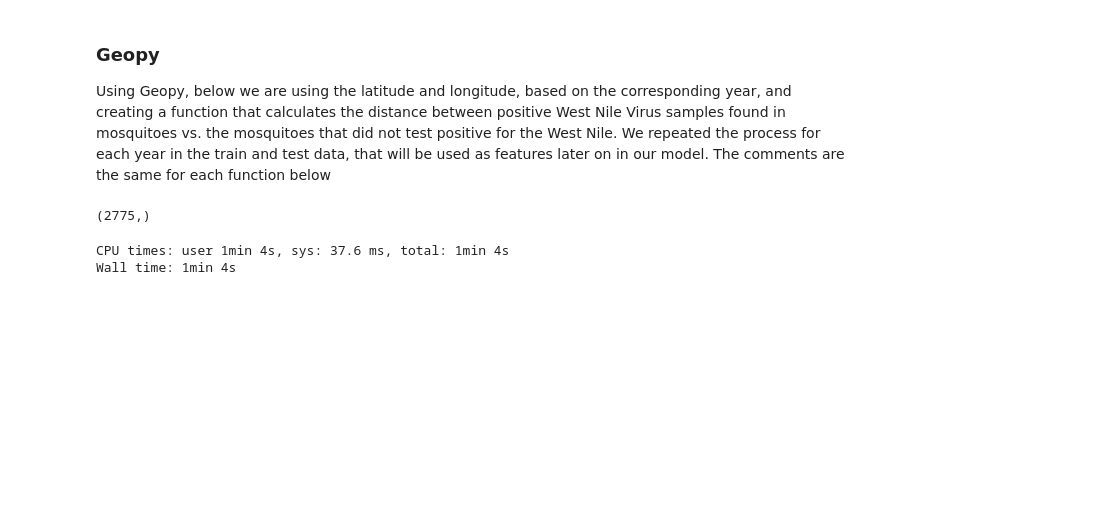
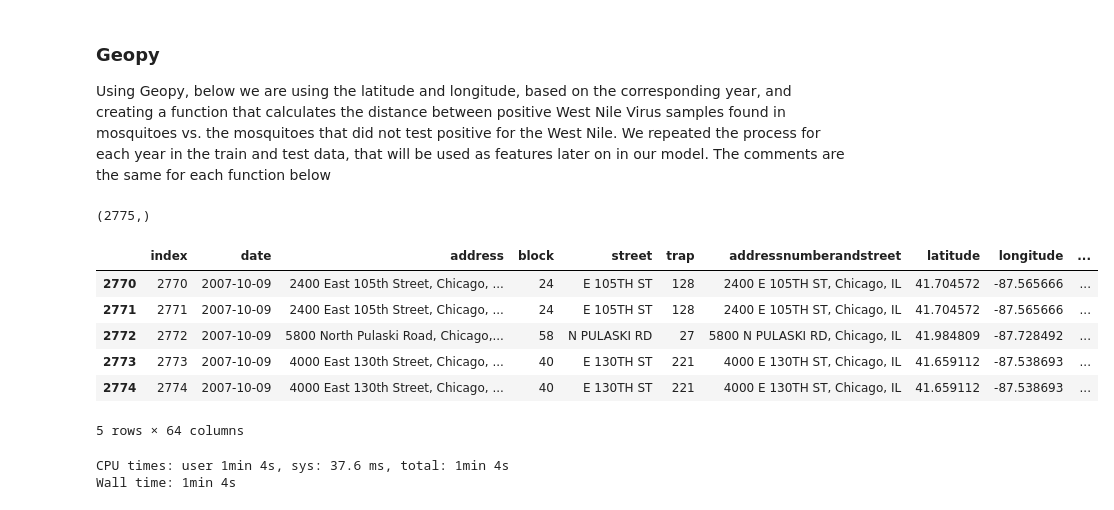
Before and after one commit to bryanco1966/Chicago_West_Nile, a Jupyter notebook: project_work/Exploratory Data Analysis Notebook.ipynb, the cells around one changed output. Cells and saved outputs as stored; diff of their text form; code cells hidden in the pictures; blank space fills up the shorter version.

```diff
--- a/project_work/Exploratory Data Analysis Notebook.ipynb
+++ b/project_work/Exploratory Data Analysis Notebook.ipynb
@@ -535,11 +535,19 @@ def calculate_distance(df,year, year2):
     df2.reset_index(inplace = True)
     return pd.concat([ df2, df3], axis = 1)
 # %%
-train_7 = calculate_distance(train, 2007, 2007, "train_7")
+train_7 = calculate_distance(train, 2007, 2007)
 # %% [output]
 (2775,)
 # %%
-train_7.head()
+train_7.tail()
+# %% [output]
+|  | index | date | address | block | street | trap | addressnumberandstreet | latitude | longitude | ... |
+| 2770 | 2770 | 2007-10-09 | 2400 East 105th Street, Chicago, ... | 24 | E 105TH ST | 128 | 2400 E 105TH ST, Chicago, IL | 41.704572 | -87.565666 | ... |
+| 2771 | 2771 | 2007-10-09 | 2400 East 105th Street, Chicago, ... | 24 | E 105TH ST | 128 | 2400 E 105TH ST, Chicago, IL | 41.704572 | -87.565666 | ... |
+| 2772 | 2772 | 2007-10-09 | 5800 North Pulaski Road, Chicago,... | 58 | N PULASKI RD | 27 | 5800 N PULASKI RD, Chicago, IL | 41.984809 | -87.728492 | ... |
+| 2773 | 2773 | 2007-10-09 | 4000 East 130th Street, Chicago, ... | 40 | E 130TH ST | 221 | 4000 E 130TH ST, Chicago, IL | 41.659112 | -87.538693 | ... |
+| 2774 | 2774 | 2007-10-09 | 4000 East 130th Street, Chicago, ... | 40 | E 130TH ST | 221 | 4000 E 130TH ST, Chicago, IL | 41.659112 | -87.538693 | ... |
+5 rows × 64 columns
 # %%
 %%time
 
```
